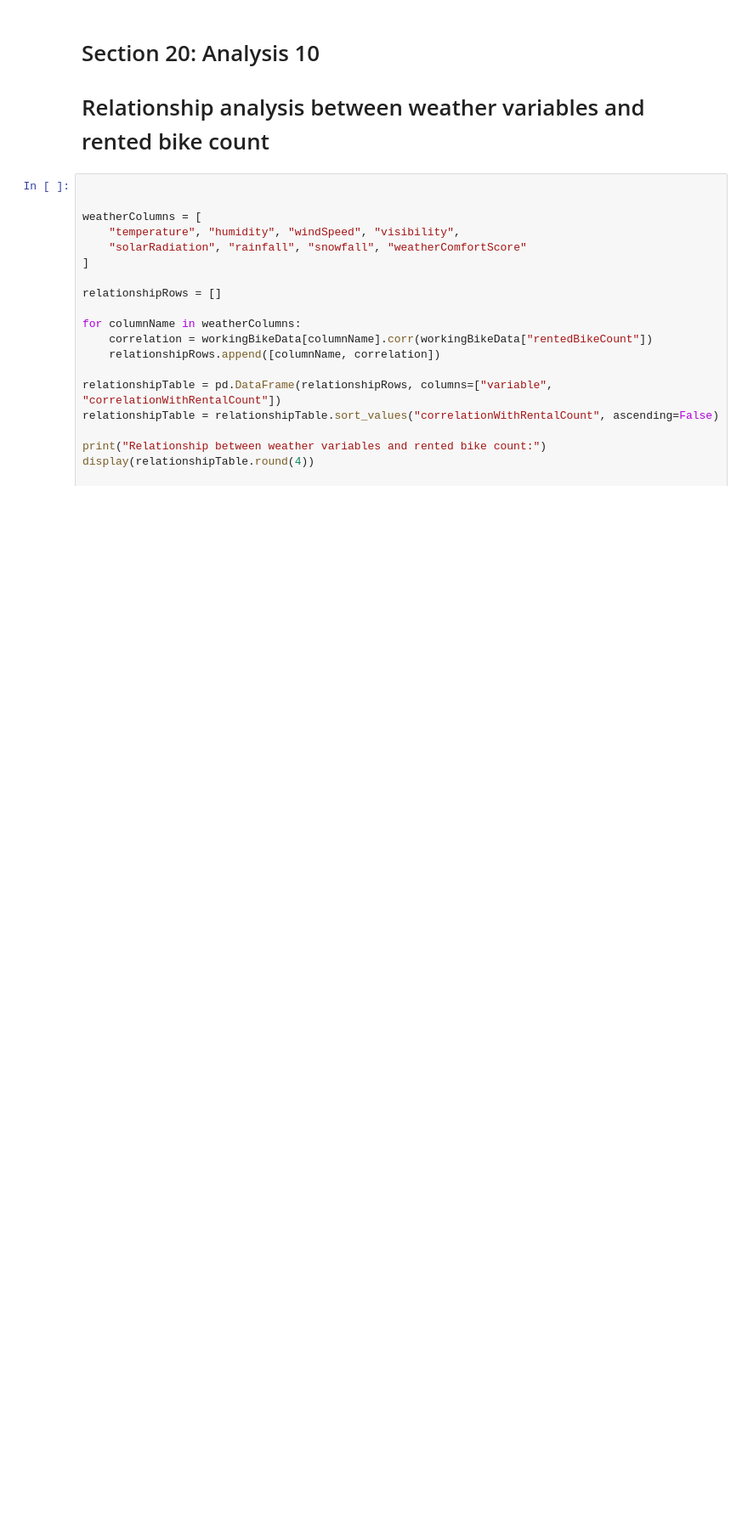
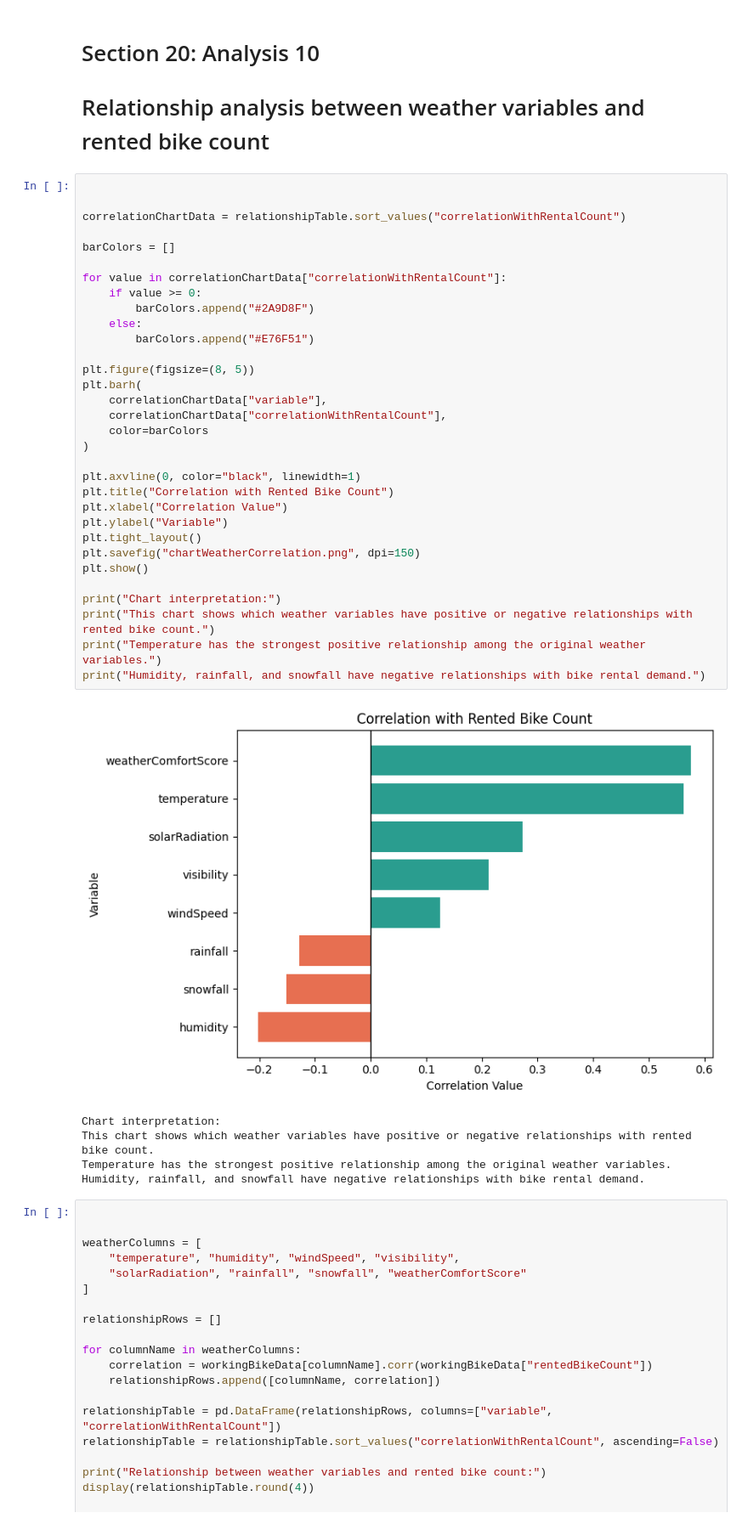
Before and after one commit to Niloy-Bhuiyan/Programming-in-Python-FinalTerm, a Jupyter notebook: seoul_bike_sharing_final_boss_23_50020_1.ipynb, the cells around one changed output. Shown at 85% size. Saved outputs shown, nothing was run; the diff lists cells and outputs as text; blank space fills up the shorter version.

```diff
--- a/seoul_bike_sharing_final_boss_23_50020_1.ipynb
+++ b/seoul_bike_sharing_final_boss_23_50020_1.ipynb
@@ -810,6 +810,44 @@ Rental demand by time period:
 
 # Section 20: Analysis 10
 # Relationship analysis between weather variables and rented bike count
+# %%
+
+
+correlationChartData = relationshipTable.sort_values("correlationWithRentalCount")
+
+barColors = []
+
+for value in correlationChartData["correlationWithRentalCount"]:
+    if value >= 0:
+        barColors.append("#2A9D8F")
+    else:
+        barColors.append("#E76F51")
+
+plt.figure(figsize=(8, 5))
+plt.barh(
+    correlationChartData["variable"],
+    correlationChartData["correlationWithRentalCount"],
+    color=barColors
+)
+
+plt.axvline(0, color="black", linewidth=1)
+plt.title("Correlation with Rented Bike Count")
+plt.xlabel("Correlation Value")
+plt.ylabel("Variable")
+plt.tight_layout()
+plt.savefig("chartWeatherCorrelation.png", dpi=150)
+plt.show()
+
+print("Chart interpretation:")
+print("This chart shows which weather variables have positive or negative relationships with rented bike count.")
+print("Temperature has the strongest positive relationship among the original weather variables.")
+print("Humidity, rainfall, and snowfall have negative relationships with bike rental demand.")
+# %% [output]
+[figure, added]
+Chart interpretation:
+This chart shows which weather variables have positive or negative relationships with rented bike count.
+Temperature has the strongest positive relationship among the original weather variables.
+Humidity, rainfall, and snowfall have negative relationships with bike rental demand.
 # %%
 
 
```
